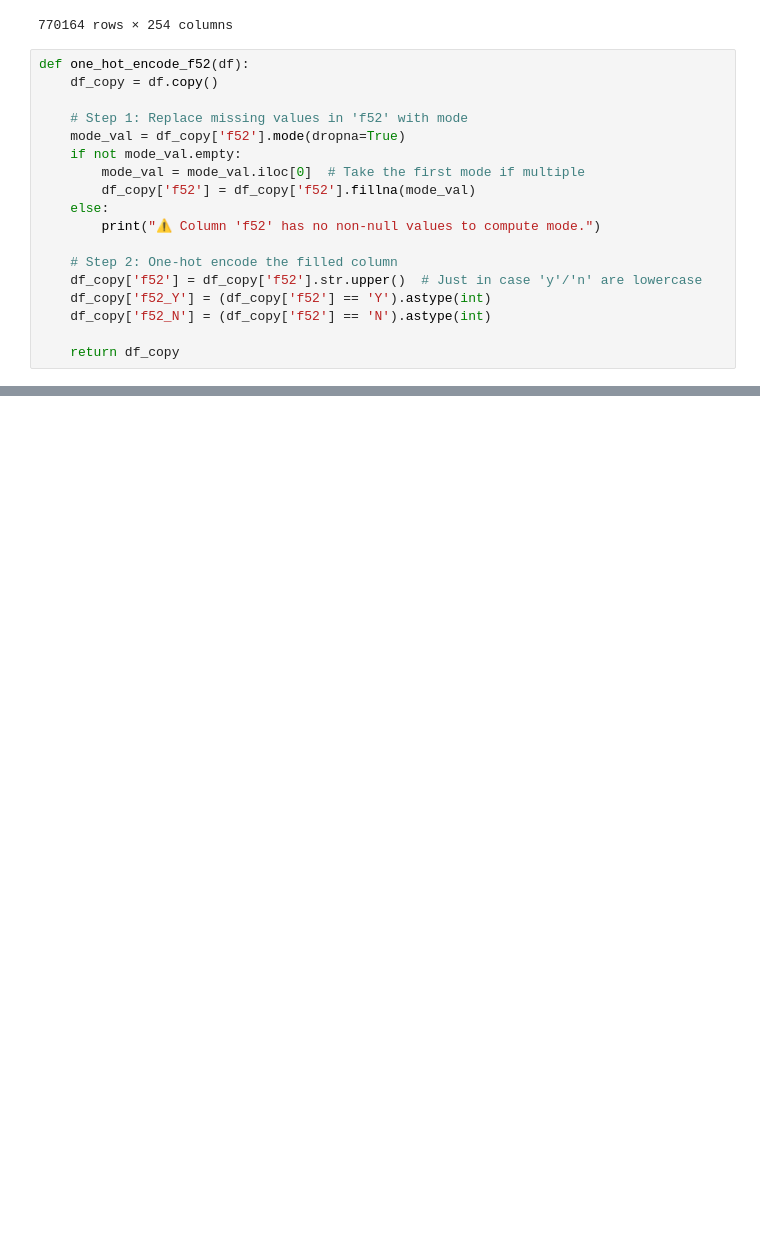
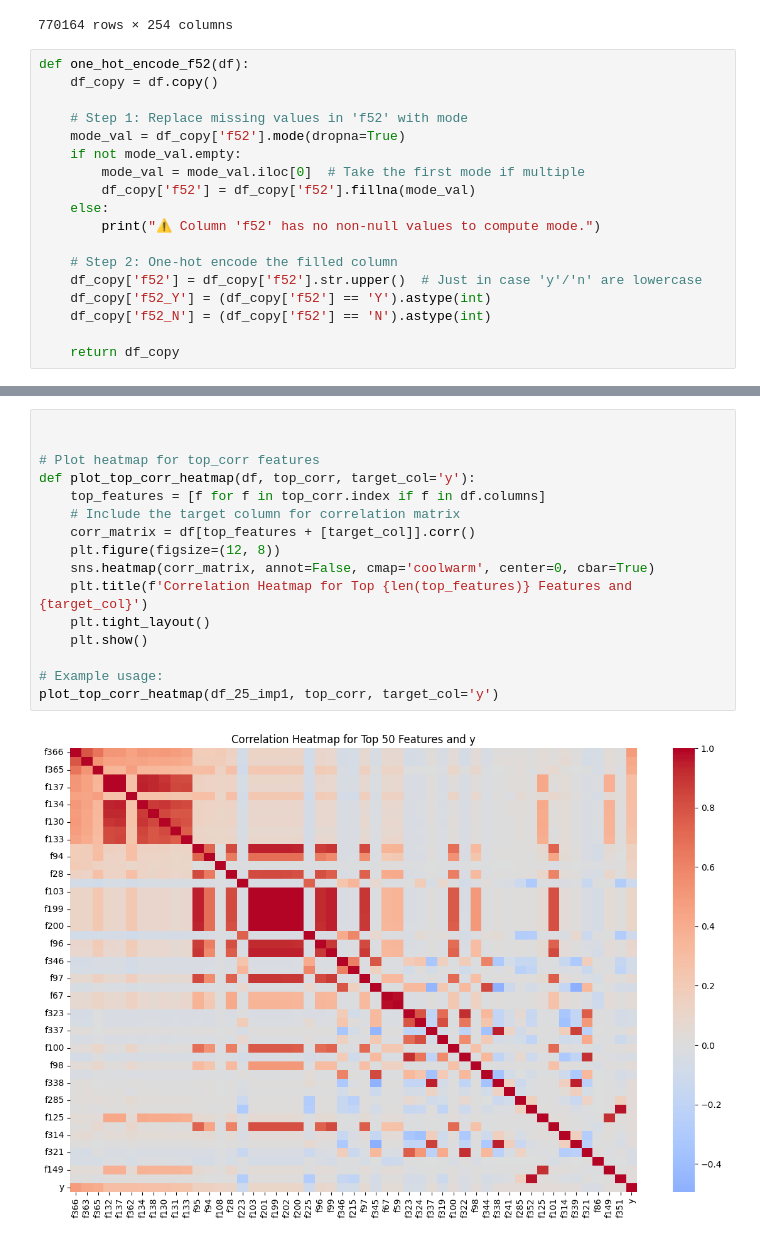
Before and after one commit to arpitkumar2004/AmEx-25, a Jupyter notebook: 1.ipynb, the cells around one changed output, grey strips where cells are left out. Drawn from its saved outputs; the diff is of its cells as text; blank space fills up the shorter version.

```diff
--- a/1.ipynb
+++ b/1.ipynb
@@ -802,0 +908,18 @@ df_25_imp1
+# %%
+
+
+# Plot heatmap for top_corr features
+def plot_top_corr_heatmap(df, top_corr, target_col='y'):
+    top_features = [f for f in top_corr.index if f in df.columns]
+    # Include the target column for correlation matrix
+    corr_matrix = df[top_features + [target_col]].corr()
+    plt.figure(figsize=(12, 8))
+    sns.heatmap(corr_matrix, annot=False, cmap='coolwarm', center=0, cbar=True)
+    plt.title(f'Correlation Heatmap for Top {len(top_features)} Features and {target_col}')
+    plt.tight_layout()
+    plt.show()
+
+# Example usage:
+plot_top_corr_heatmap(df_25_imp1, top_corr, target_col='y')
+# %% [output]
+[figure, added]
```
Also changed, not shown: parts of 19 cells of this notebook, 5 other files.
